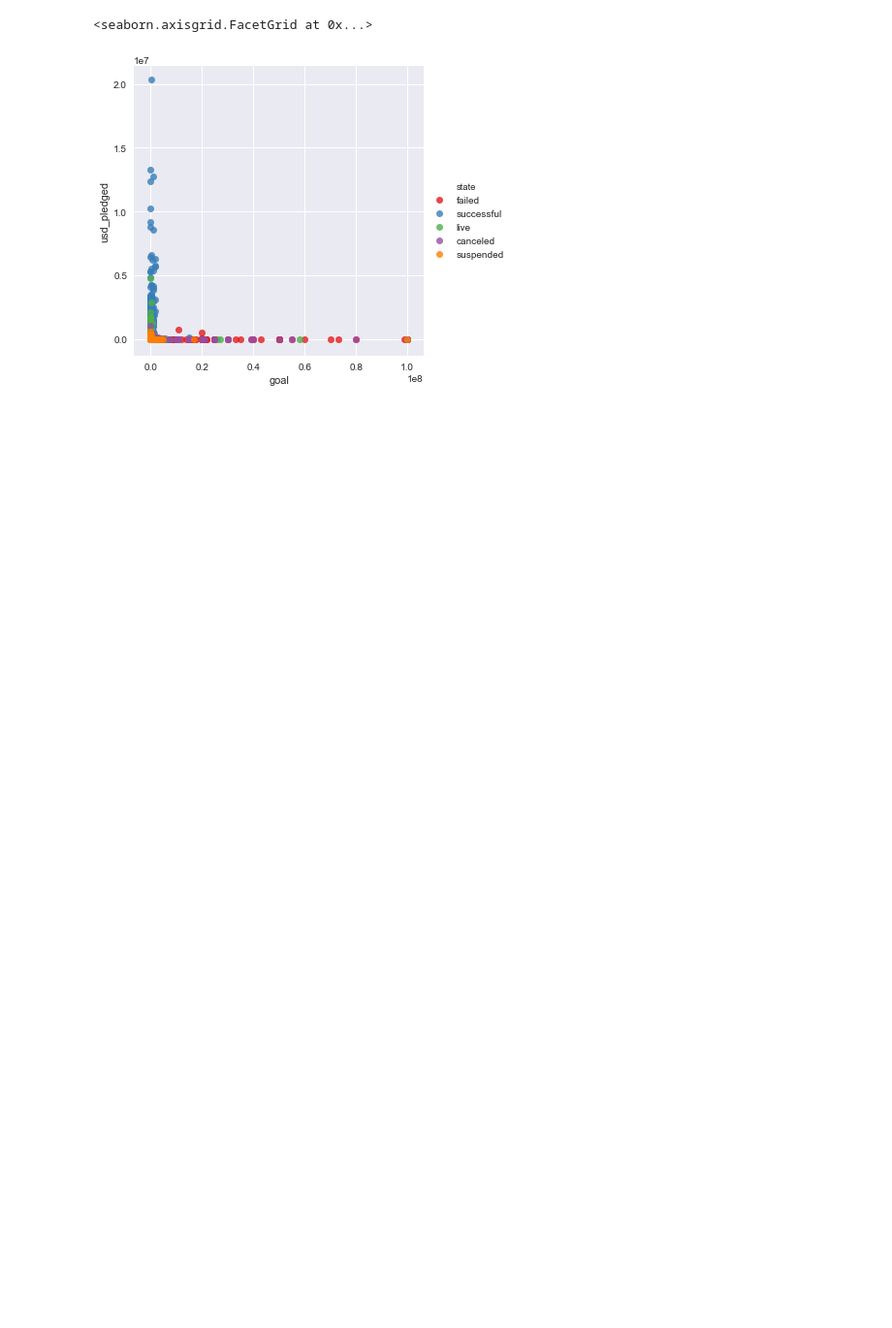
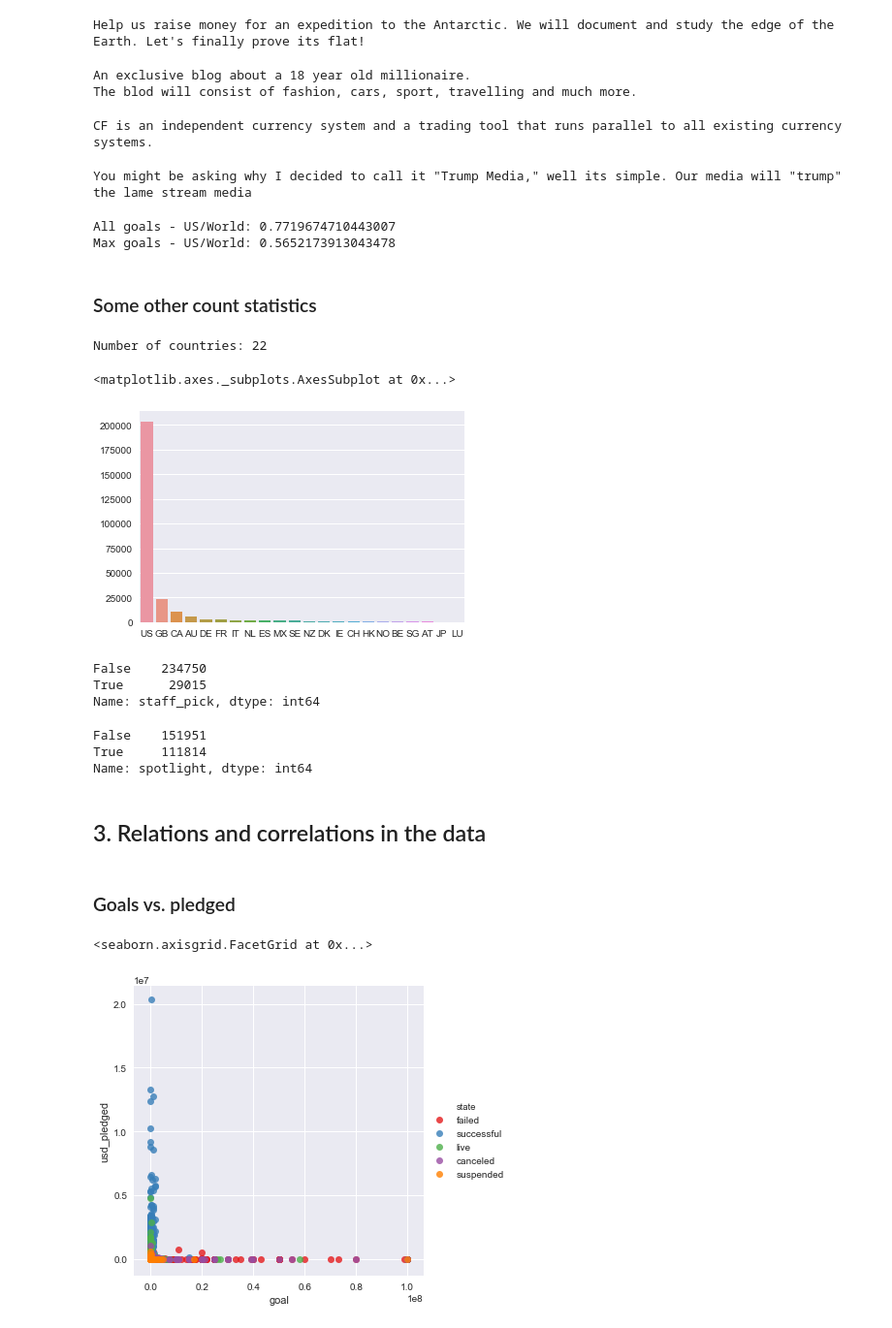
Before and after one commit to vlcekl/ds-crowdfunding, a Jupyter notebook: notebooks/explore_ks_data.ipynb, the cells around one changed output. Shown at 97% size. Cells and saved outputs as stored; diff of their text form; code cells hidden in the pictures; blank space fills up the shorter version.

Commit message:
Updated data exploration

```diff
--- a/notebooks/explore_ks_data.ipynb
+++ b/notebooks/explore_ks_data.ipynb
@@ -71,0 +33,3 @@ Counter({'canceled': 15021,
+# %%
+# Remove useless column 'disable_communication' - equivalent to state=suspended.
+df = df.drop(['disable_communication'], axis='columns')
@@ -71,0 +122,4 @@ Counter({'canceled': 15021,
+# %%
+# make a list of general category types
+cat_type = [x.split('/')[0] for x in df['category'].values]
+print('Lengths of cat_type and category should be the same: ', len(cat_type), '<>', df['category'].shape[0])
@@ -71,0 +130,2 @@ Counter({'canceled': 15021,
+# %%
+df['cat_type'] = np.array(cat_type)
@@ -72,3 +234,65 @@ Counter({'canceled': 15021,
+# %%
+# Flat Earth
+print(df_max.loc[17][6])
+# %% [output]
+Help us raise money for an expedition to the Antarctic. We will document and study the edge of the Earth. Let's finally prove its flat!
+# %%
+# Billionaire boy
+print(df_max.loc[19][6])
+# %% [output]
+An exclusive blog about a 18 year old millionaire.
+The blod will consist of fashion, cars, sport, travelling and much more.
+# %%
+# New currency
+print(df_max.loc[20][6])
+# %% [output]
+CF is an independent currency system and a trading tool that runs parallel to all existing currency systems.
+# %%
+# Trump
+print(df_max.loc[18][6])
+# %% [output]
+You might be asking why I decided to call it "Trump Media," well its simple. Our media will "trump" the lame stream media
+# %%
+# US vs WORLD
+us_max  = df.loc[(df['goal'] == 1e8) & (df['country'] == 'US')].shape[0]
+world_max = df.loc[(df['goal'] == 1e8)].shape[0]
+us_all  = df.loc[df['country'] == 'US'].shape[0]
+world_all = df.shape[0]
+
+print('All goals - US/World:', us_all/world_all)
+print('Max goals - US/World:', us_max/world_max)
+# %% [output]
+All goals - US/World: 0.7719674710443007
+Max goals - US/World: 0.5652173913043478
+# %% [markdown]
+### Some other count statistics
+# %%
+# Number of projects from different countries
+print('Number of countries:', df['country'].value_counts().shape[0])
+a = df['country'].value_counts()
+sns.barplot(a.index, a.values)
+# %% [output]
+Number of countries: 22
+<matplotlib.axes._subplots.AxesSubplot at 0x...>
+[figure, added]
+# %%
+# How often staff picks a project?
+df['staff_pick'].value_counts()
+# %% [output]
+False    234750
+True      29015
+Name: staff_pick, dtype: int64
+# %%
+# How often is a project highlighted
+df['spotlight'].value_counts()
+# %% [output]
+False    151951
+True     111814
+Name: spotlight, dtype: int64
+# %% [markdown]
+## 3. Relations and correlations in the data
+# %% [markdown]
+### Goals vs. pledged
 # %%
 sns.lmplot(x='goal', y='usd_pledged', hue='state', data=df, fit_reg=False, palette='Set1')
 # %% [output]
```
Also changed, not shown: parts of 67 cells of this notebook, 1 other file.
